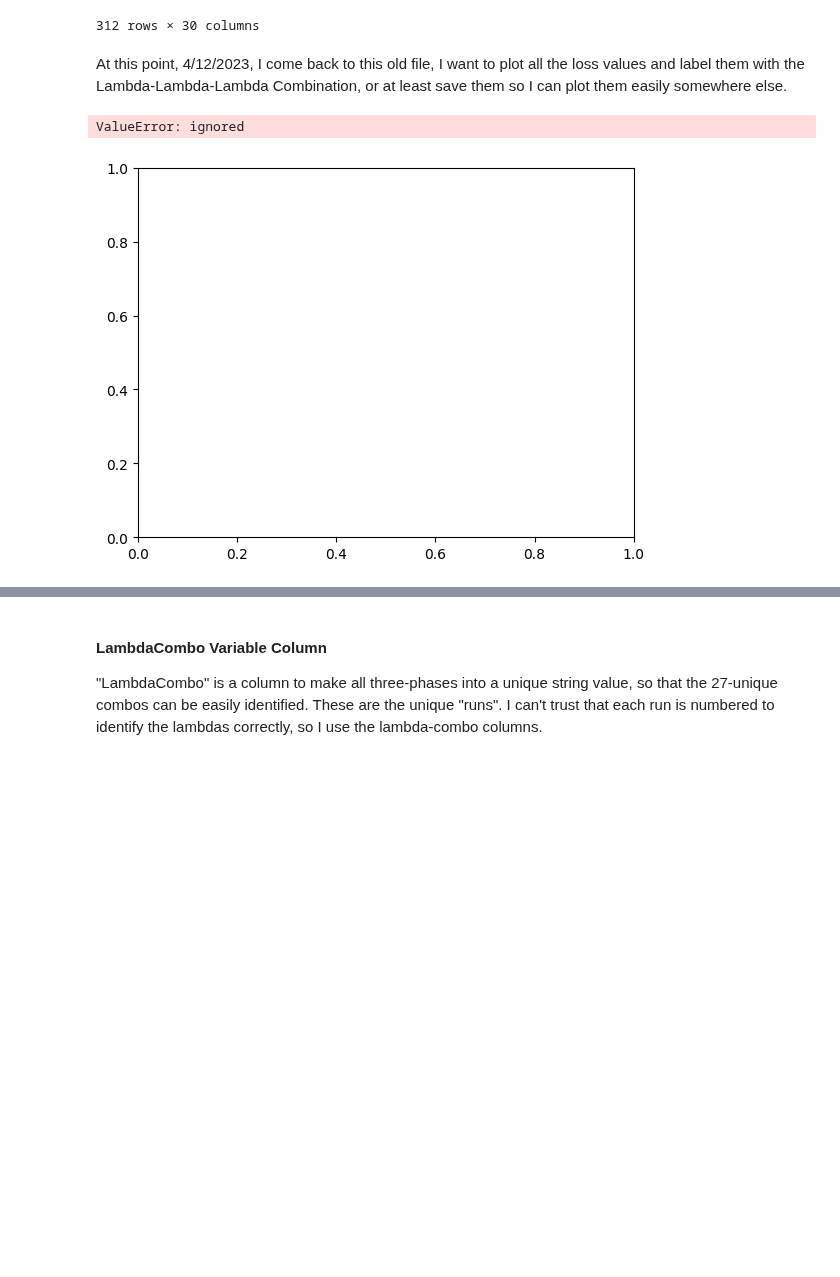
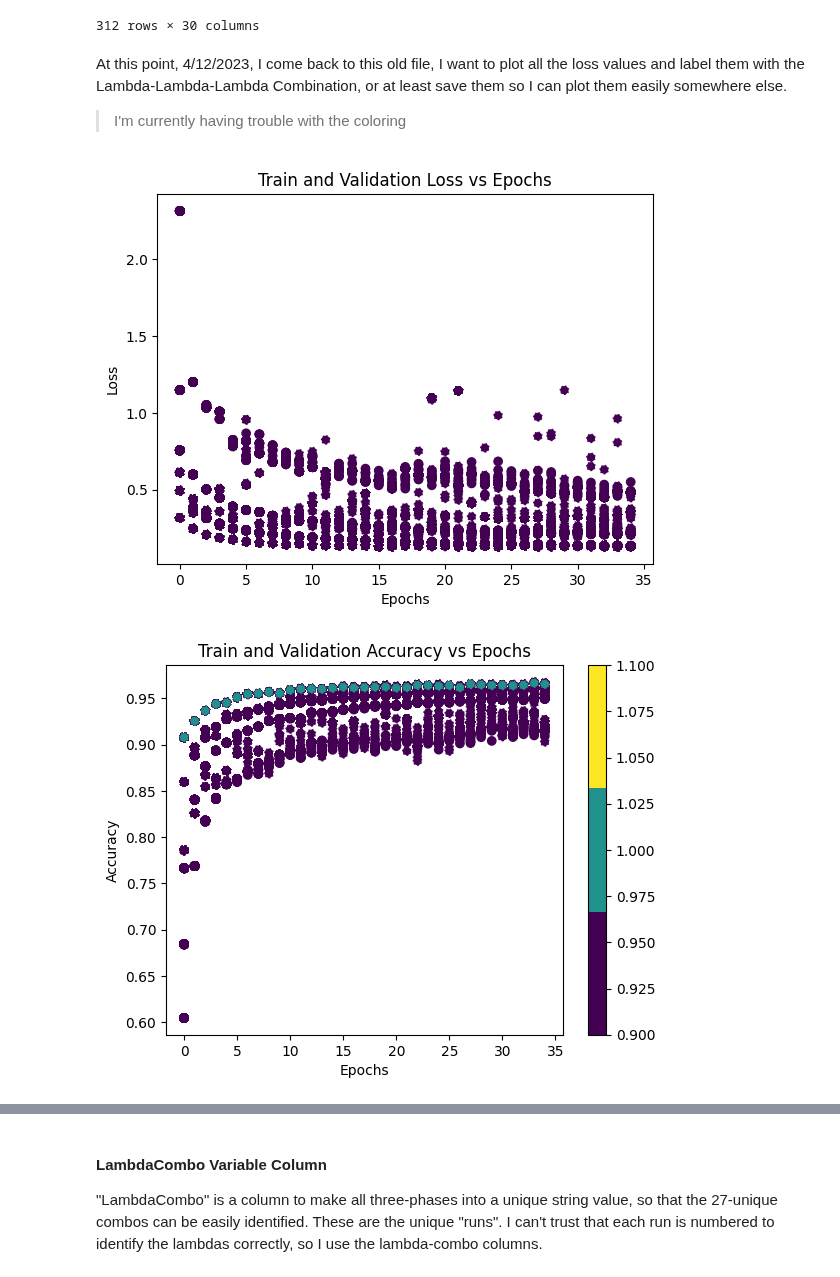
Before and after one commit to RachelRamirez/misclassification_matrix, a Jupyter notebook: Load_and_Analyze_Results_of_pkl_files.ipynb, the cells around one changed output, grey strips where cells are left out. Drawn from its saved outputs; the diff is of its cells as text; code cells hidden in the pictures; blank space fills up the shorter version.

```diff
--- a/Load_and_Analyze_Results_of_pkl_files.ipynb
+++ b/Load_and_Analyze_Results_of_pkl_files.ipynb
@@ -233,42 +233,49 @@ data
 312 rows × 30 columns
 # %% [markdown]
 At this point, 4/12/2023, I come back to this old file, I want to plot all the loss values and label them with the Lambda-Lambda-Lambda Combination, or at least save them so I can plot them easily somewhere else.
+
+>  I'm currently having trouble with the coloring
 # %%
 import matplotlib.pyplot as plt
 
 
-train_loss = data['loss']
-valid_loss = data['val_loss']
-lambda1_value = data['lambda1']
-x_axis = range(1, len(train_loss))
+# train_loss = data['loss']
+# valid_loss = data['val_loss']
+# lambda1_value = data['lambda1']
+# x_axis = range(1, len(train_loss))
 
 
-for i in range(1, len(train_loss)):
-  plt.scatter(x_axis, train_loss[i], c=lambda1_value[i], cmap='viridis', label='Training Loss')
-  plt.scatter(x_axis, valid_loss[i], c=lambda1_value[i], cmap='viridis',  label='Validation Loss', linestyle=':')
+# for i in (train_loss.index):
+#   x_axis = range(0, len(train_loss[i]))
+#   # print("i is ", i, "and len of x_axis is ", len(x_axis), " which better be ", len(train_loss[i]))
+
+#   plt.scatter(x_axis, train_loss[i], c=np.repeat(lambda1_value[i],len(x_axis)), cmap='viridis', label='Training Loss')
+#   plt.scatter(x_axis, valid_loss[i],c=np.repeat(lambda1_value[i],len(x_axis)), cmap='viridis',  label='Validation Loss', linestyle=':')
 
 
-# plt.legend()
-plt.xlabel('Epochs')
-plt.ylabel('Loss')
-plt.title('Train and Validation Loss vs Epochs')
-plt.show()
+# # plt.legend()
+# plt.xlabel('Epochs')
+# plt.ylabel('Loss')
+# plt.title('Train and Validation Loss vs Epochs')
+# plt.show()
 
 train_acc = data['categorical_accuracy']
 valid_acc = data['val_categorical_accuracy']
 
+cmap = plt.cm.get_cmap('viridis', 3)
 
-
-for i in range(len(train_loss)):
-  plt.plot(train_acc[i], c=lambda1_value[i], label='Training Loss')
-  plt.plot(valid_acc[i],  c=lambda1_value[i], label='Validation Loss')
-
+for i in (train_acc.index):
+  x_axis = range(0, len(train_acc[i]))
+  # print("i is ", i, "and len of x_axis is ", len(x_axis), " which better be ", len(train_acc[i]))
+  plt.scatter(x_axis, train_acc[i], c=np.repeat(lambda1_value[i],len(x_axis)), cmap=cmap, label='Training Acc')
+  plt.scatter(x_axis, valid_acc[i],c=np.repeat(lambda1_value[i],len(x_axis)), cmap=cmap,  label='Validation Acc', linestyle=':')
 
 # plt.legend()
 plt.xlabel('Epochs')
 plt.ylabel('Accuracy')
 plt.title('Train and Validation Accuracy vs Epochs')
+plt.colorbar()
 plt.show()
 # %% [output]
-ValueError: ignored
-[figure, old version]
+[figure, new version]
+[figure, added]
```
Also changed, not shown: parts of 6 cells of this notebook.
